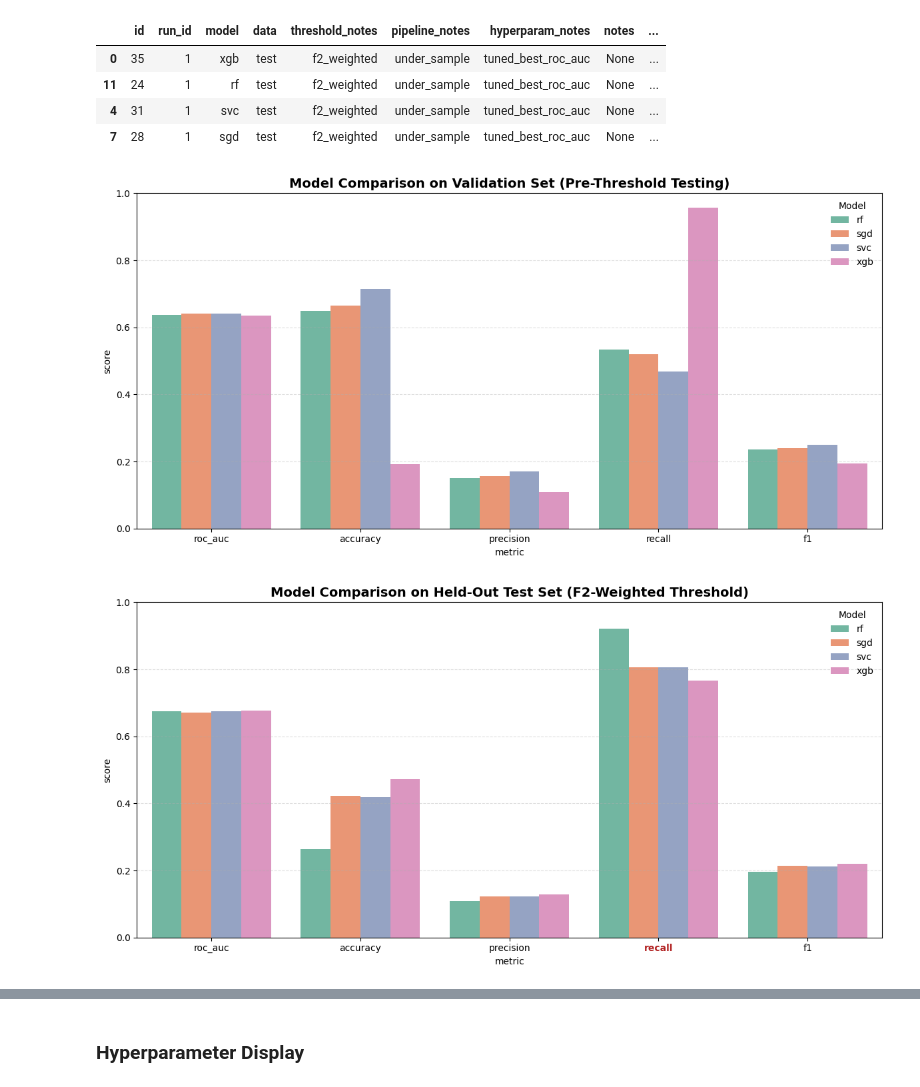
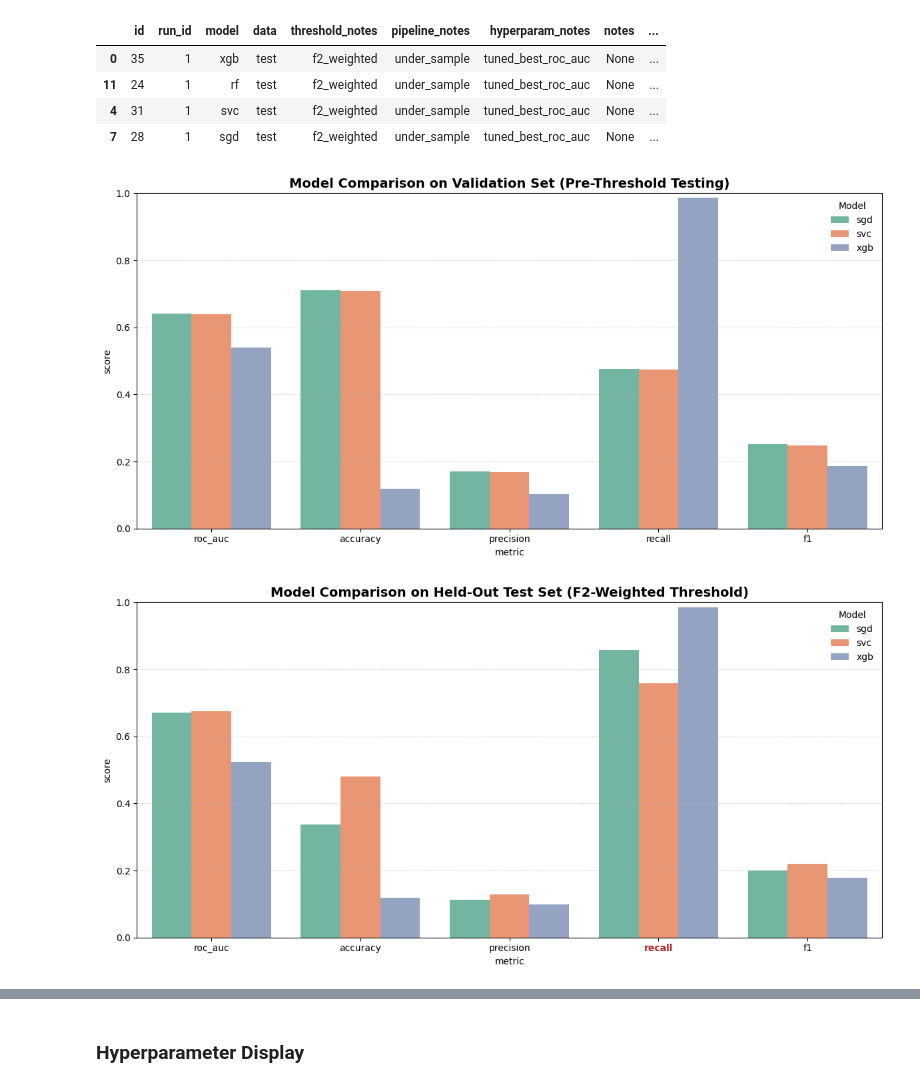
Before and after one commit to meaton96/Eaton_633_Project, a Jupyter notebook: notebooks/000_Main.ipynb, the cells around one changed output, grey strips where cells are left out. Saved outputs shown, nothing was run; the diff lists cells and outputs as text; code cells hidden in the pictures.

```diff
--- a/notebooks/000_Main.ipynb
+++ b/notebooks/000_Main.ipynb
@@ -6,10 +6,10 @@ from shared_util.pipelines import ModelPipeline
 import warnings
 warnings.filterwarnings('ignore')
 
-METRICS_DB_ID = 1
-METRICS_NOTES = "None"
+METRICS_DB_ID = 2
+METRICS_NOTES = "PCA"
 
-UPDATE_DATABASE = False
+UPDATE_DATABASE = True
 
 LOG_TRANSFORM_COLS = np.array(
     ['number_outpatient', 'number_inpatient', 'number_emergency',
@@ -20,7 +20,8 @@ LOG_TRANSFORM_COLS = np.array(
 # %%
 from shared_util.fetch import fetch_metric
 
-results_df = fetch_metric(run_id=METRICS_DB_ID).sort_values(by='roc_auc', ascending=False)
+pca_results_df = fetch_metric(run_id=METRICS_DB_ID).sort_values(by='roc_auc', ascending=False)
+results_df = fetch_metric(run_id=1).sort_values(by='roc_auc', ascending=False)
 
 
 results_df[results_df['data'] == 'test'].head(5)
@@ -33,7 +34,7 @@ results_df[results_df['data'] == 'test'].head(5)
 # %%
 from shared_util.results.results import summary_by_auc, summary_by_recall, plot_metrics
 
-plot_metrics(results_df, METRICS_DB_ID)
+plot_metrics(pca_results_df, METRICS_DB_ID)
 # %% [output]
-[figure, old version]
+[figure, new version]
-[figure, old version]
+[figure, new version]
```
Also changed, not shown: parts of 18 cells of this notebook, 1 other file.
